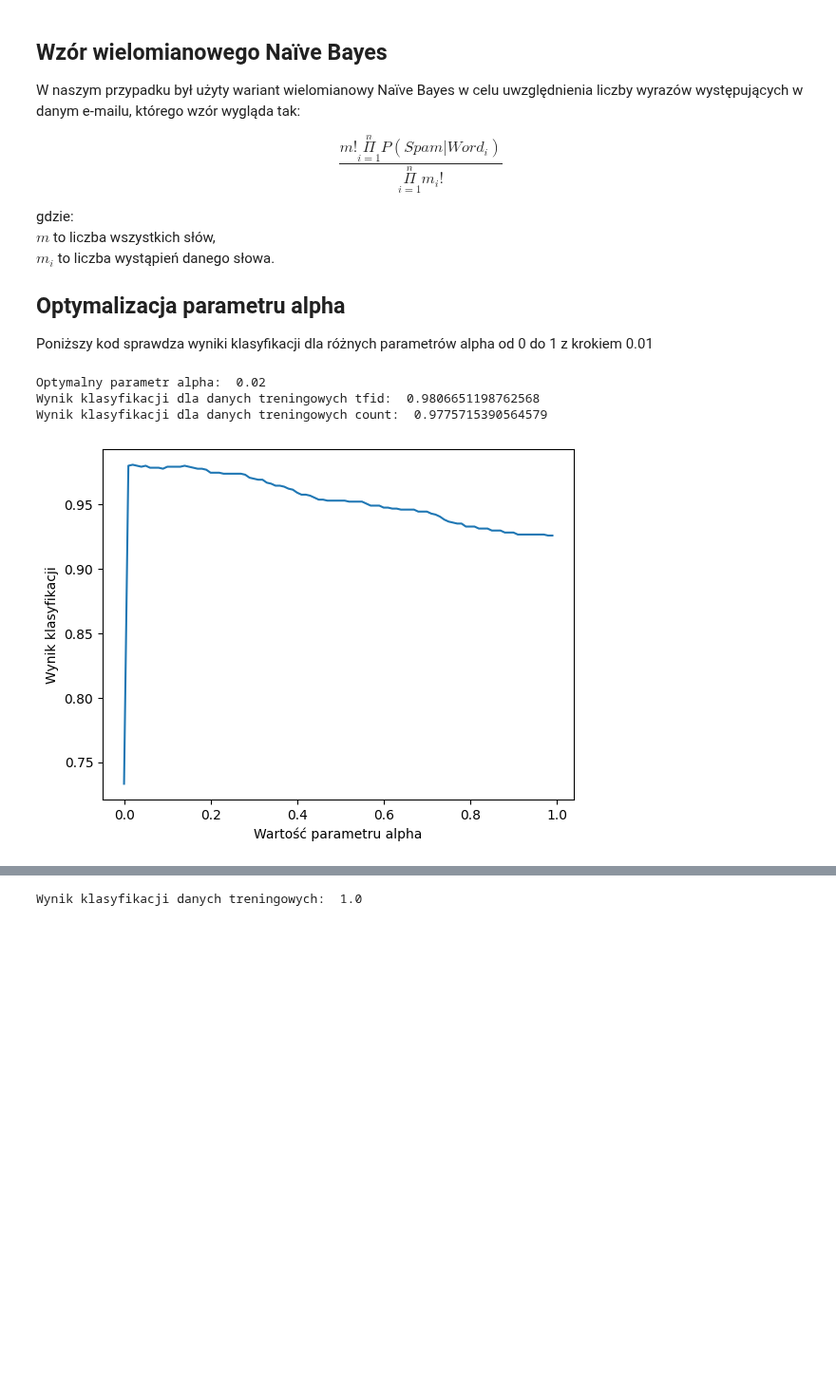
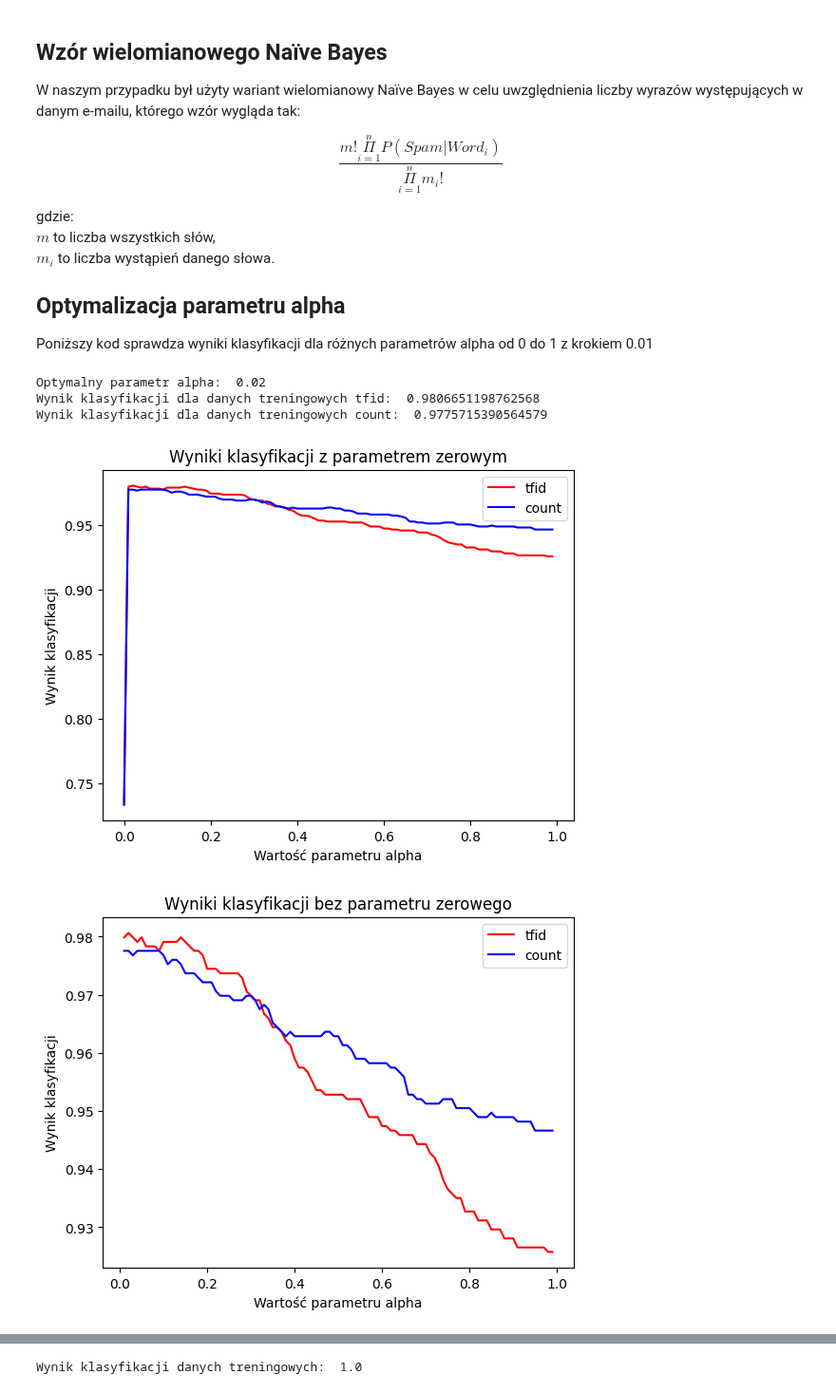
Before and after one commit to patrykzawadzkisggw/mad2, a Jupyter notebook: przyklad.ipynb, the cells around one changed output, grey strips where cells are left out. Shown at 95% size. Cells and saved outputs as stored; diff of their text form; code cells hidden in the pictures; blank space fills up the shorter version.

Commit message:
Poprawki do optymalizacji parametru alpha

```diff
--- a/przyklad.ipynb
+++ b/przyklad.ipynb
@@ -481,17 +481,31 @@ nb_count = max(wyniki_nb_count, key=lambda x: x[0])[0]
 print("Optymalny parametr alpha: ",max(wyniki_nb_tfid, key=lambda x: x[0])[1]/100)
 print("Wynik klasyfikacji dla danych treningowych tfid: ", nb_tfid)
 print("Wynik klasyfikacji dla danych treningowych count: ", nb_count)
-
-x_nb_values = [wartosci[1]/100 for wartosci in wyniki_nb_tfid]
-y_nb_values = [wartosci[0] for wartosci in wyniki_nb_tfid]
-
-plt.plot(x_nb_values,y_nb_values)
-plt.xlabel('Wartość parametru alpha')
-plt.ylabel('Wynik klasyfikacji')
-plt.show()
 # %% [output]
 Optymalny parametr alpha:  0.02
 Wynik klasyfikacji dla danych treningowych tfid:  0.9806651198762568
 Wynik klasyfikacji dla danych treningowych count:  0.9775715390564579
-[figure, removed]
+# %%
+x_nb_values = [wartosci[1]/100 for wartosci in wyniki_nb_tfid]
+y_nb_tfid_values = [wartosci[0] for wartosci in wyniki_nb_tfid]
+y_nb_count_values = [wartosci[0] for wartosci in wyniki_nb_count]
+
+plt.plot(x_nb_values,y_nb_tfid_values,'r',label='tfid')
+plt.plot(x_nb_values,y_nb_count_values,'b',label='count')
+plt.xlabel('Wartość parametru alpha')
+plt.ylabel('Wynik klasyfikacji')
+plt.legend()
+plt.title('Wyniki klasyfikacji z parametrem zerowym')
+plt.show()
+
+plt.plot(x_nb_values[1:],y_nb_tfid_values[1:],'r',label='tfid')
+plt.plot(x_nb_values[1:],y_nb_count_values[1:],'b',label='count')
+plt.xlabel('Wartość parametru alpha')
+plt.ylabel('Wynik klasyfikacji')
+plt.legend()
+plt.title('Wyniki klasyfikacji bez parametru zerowego')
+plt.show()
+# %% [output]
+[figure, added]
+[figure, added]
 # %% [markdown]
```
Also changed, not shown: parts of 1 cell of this notebook.
